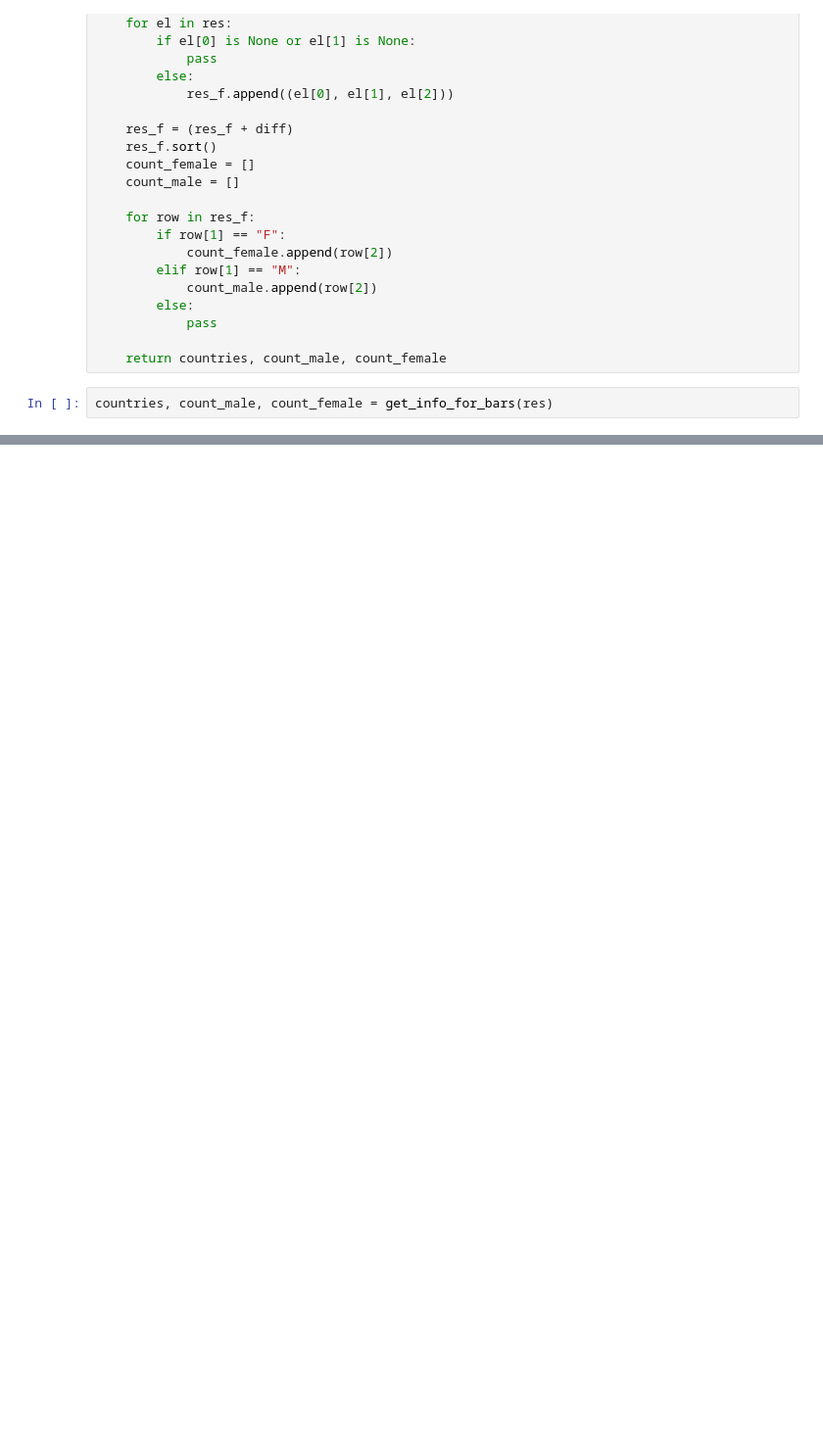
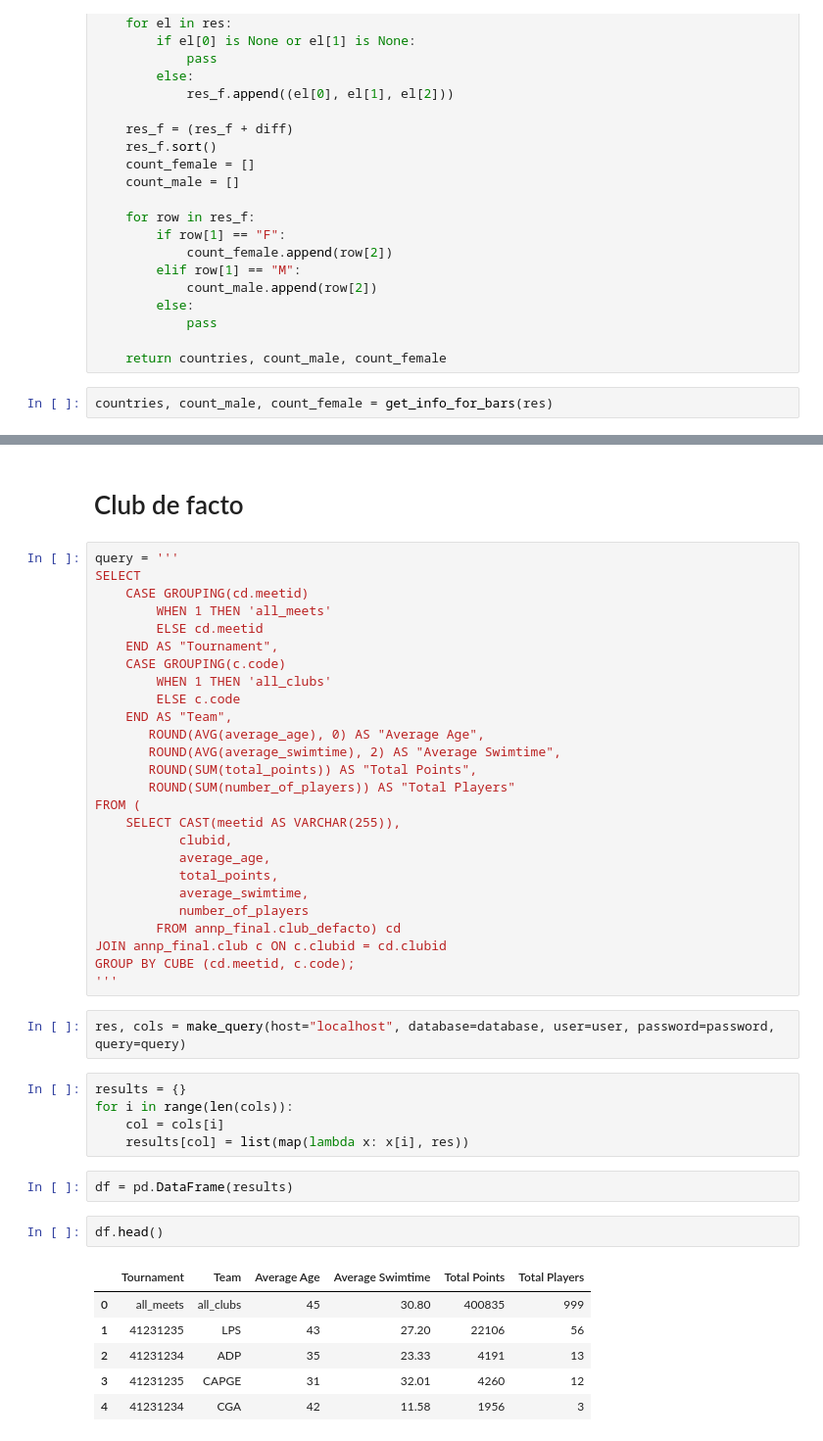
Before and after one commit to ruipedro16/TABD, a Jupyter notebook: playing_around.ipynb, the cells around one changed output, grey strips where cells are left out. Shown at 98% size. Cells and saved outputs as stored; diff of their text form; blank space fills up the shorter version.

```diff
--- a/playing_around.ipynb
+++ b/playing_around.ipynb
@@ -159,0 +155,46 @@ plt.show()
+# %% [markdown]
+# Club de facto
+# %%
+query = '''
+SELECT
+    CASE GROUPING(cd.meetid)
+        WHEN 1 THEN 'all_meets'
+        ELSE cd.meetid
+    END AS "Tournament",
+    CASE GROUPING(c.code)
+        WHEN 1 THEN 'all_clubs'
+        ELSE c.code
+    END AS "Team",
+       ROUND(AVG(average_age), 0) AS "Average Age",
+       ROUND(AVG(average_swimtime), 2) AS "Average Swimtime",
+       ROUND(SUM(total_points)) AS "Total Points",
+       ROUND(SUM(number_of_players)) AS "Total Players"
+FROM (
+    SELECT CAST(meetid AS VARCHAR(255)),
+           clubid,
+           average_age,
+           total_points,
+           average_swimtime,
+           number_of_players
+        FROM annp_final.club_defacto) cd
+JOIN annp_final.club c ON c.clubid = cd.clubid
+GROUP BY CUBE (cd.meetid, c.code);
+'''
+# %%
+res, cols = make_query(host="localhost", database=database, user=user, password=password, query=query)
+# %%
+results = {}
+for i in range(len(cols)):
+    col = cols[i]
+    results[col] = list(map(lambda x: x[i], res))
+# %%
+df = pd.DataFrame(results)
+# %%
+df.head()
+# %% [output]
+|  | Tournament | Team | Average Age | Average Swimtime | Total Points | Total Players |
+| 0 | all_meets | all_clubs | 45 | 30.80 | 400835 | 999 |
+| 1 | 41231235 | LPS | 43 | 27.20 | 22106 | 56 |
+| 2 | 41231234 | ADP | 35 | 23.33 | 4191 | 13 |
+| 3 | 41231235 | CAPGE | 31 | 32.01 | 4260 | 12 |
+| 4 | 41231234 | CGA | 42 | 11.58 | 1956 | 3 |
```
Also changed, not shown: parts of 15 cells of this notebook.
